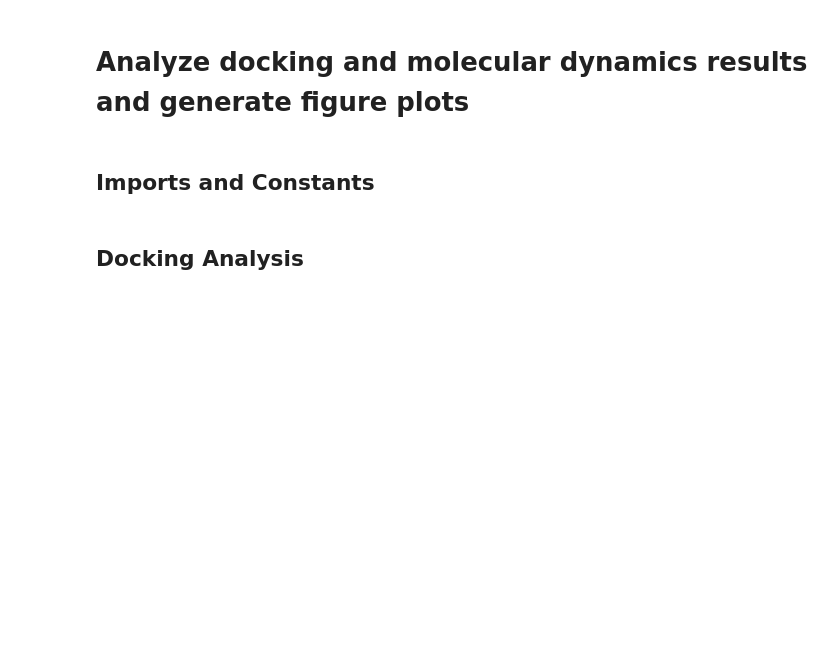
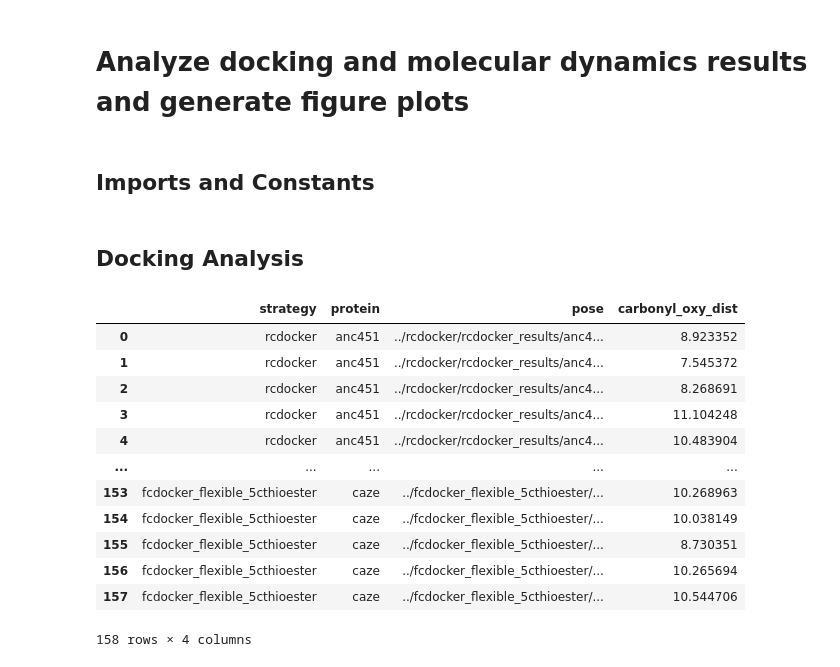
Before and after one commit to AzamH-UM/anc_acyl, a Jupyter notebook: analysis/analysis.ipynb, the cells around one changed output. Saved outputs shown, nothing was run; the diff lists cells and outputs as text; code cells hidden in the pictures; blank space fills up the shorter version.

```diff
--- a/analysis/analysis.ipynb
+++ b/analysis/analysis.ipynb
@@ -52,0 +93,67 @@ for strategy in strategies:
+# %%
+# Get distance between ligand oxygen and carboynl carbon for each docking pose
+def get_ligand_carbonyl_dist(
+    receptor_pdb,
+    ligand_pdb,
+):
+
+    # Read structure with biotite
+    with warnings.catch_warnings():
+        warnings.simplefilter("ignore")
+        receptor_structure = strucio.load_structure(receptor_pdb)
+        ligand_structure = strucio.load_structure(ligand_pdb)
+
+    # Get structure of ligand oxygen
+    ligand_oxygen_structure = ligand_structure[
+        ligand_structure.atom_name == LIGAND_OXYGEN
+    ]
+
+    # Get structure of prosthetic group carbonyl carbon
+    c5_carbon_structure = receptor_structure[
+        (receptor_structure.atom_name == C5_CARBONYL_CARBON)
+        & (receptor_structure.res_name == C5_RESNAME)
+    ]
+
+    # Get distance between ligand oxygen and carboynl carbon
+    carbonyl_oxy_dist = struc.distance(
+        ligand_oxygen_structure,
+        c5_carbon_structure,
+    )
+
+    return carbonyl_oxy_dist[0]
+
+
+# Build a dataframe with the distance between ligand oxygen and carboynl carbon for each docking pose, protein, and docking strategy
+dock_data = []
+for strategy in strategies:
+    for protein in PROTEINS:
+        for pose in dock_poses[strategy][protein]:
+            carbonyl_oxy_dist = get_ligand_carbonyl_dist(
+                dock_receptors[PROTEINS.index(protein)],
+                pose,
+            )
+            dock_data.append(
+                {
+                    "strategy": strategy,
+                    "protein": protein,
+                    "pose": pose,
+                    "carbonyl_oxy_dist": carbonyl_oxy_dist,
+                }
+            )
+
+dock_df = pd.DataFrame(dock_data)
+dock_df
+# %% [output]
+|  | strategy | protein | pose | carbonyl_oxy_dist |
+| 0 | rcdocker | anc451 | ../rcdocker/rcdocker_results/anc4... | 8.923352 |
+| 1 | rcdocker | anc451 | ../rcdocker/rcdocker_results/anc4... | 7.545372 |
+| 2 | rcdocker | anc451 | ../rcdocker/rcdocker_results/anc4... | 8.268691 |
+| 3 | rcdocker | anc451 | ../rcdocker/rcdocker_results/anc4... | 11.104248 |
+| 4 | rcdocker | anc451 | ../rcdocker/rcdocker_results/anc4... | 10.483904 |
+| ... | ... | ... | ... | ... |
+| 153 | fcdocker_flexible_5cthioester | caze | ../fcdocker_flexible_5cthioester/... | 10.268963 |
+| 154 | fcdocker_flexible_5cthioester | caze | ../fcdocker_flexible_5cthioester/... | 10.038149 |
+| 155 | fcdocker_flexible_5cthioester | caze | ../fcdocker_flexible_5cthioester/... | 8.730351 |
+| 156 | fcdocker_flexible_5cthioester | caze | ../fcdocker_flexible_5cthioester/... | 10.265694 |
+| 157 | fcdocker_flexible_5cthioester | caze | ../fcdocker_flexible_5cthioester/... | 10.544706 |
+158 rows × 4 columns
```
Also changed, not shown: parts of 12 cells of this notebook, 3 other files.
